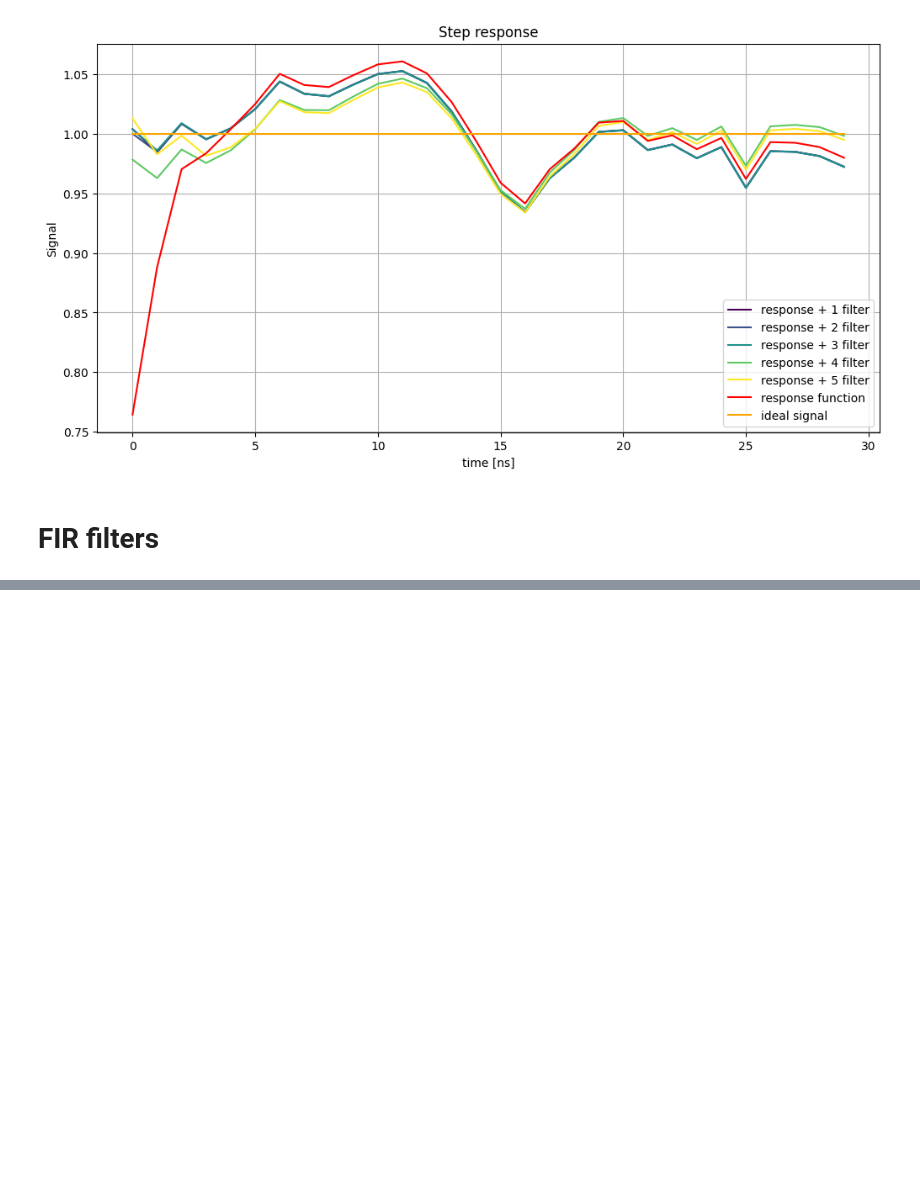
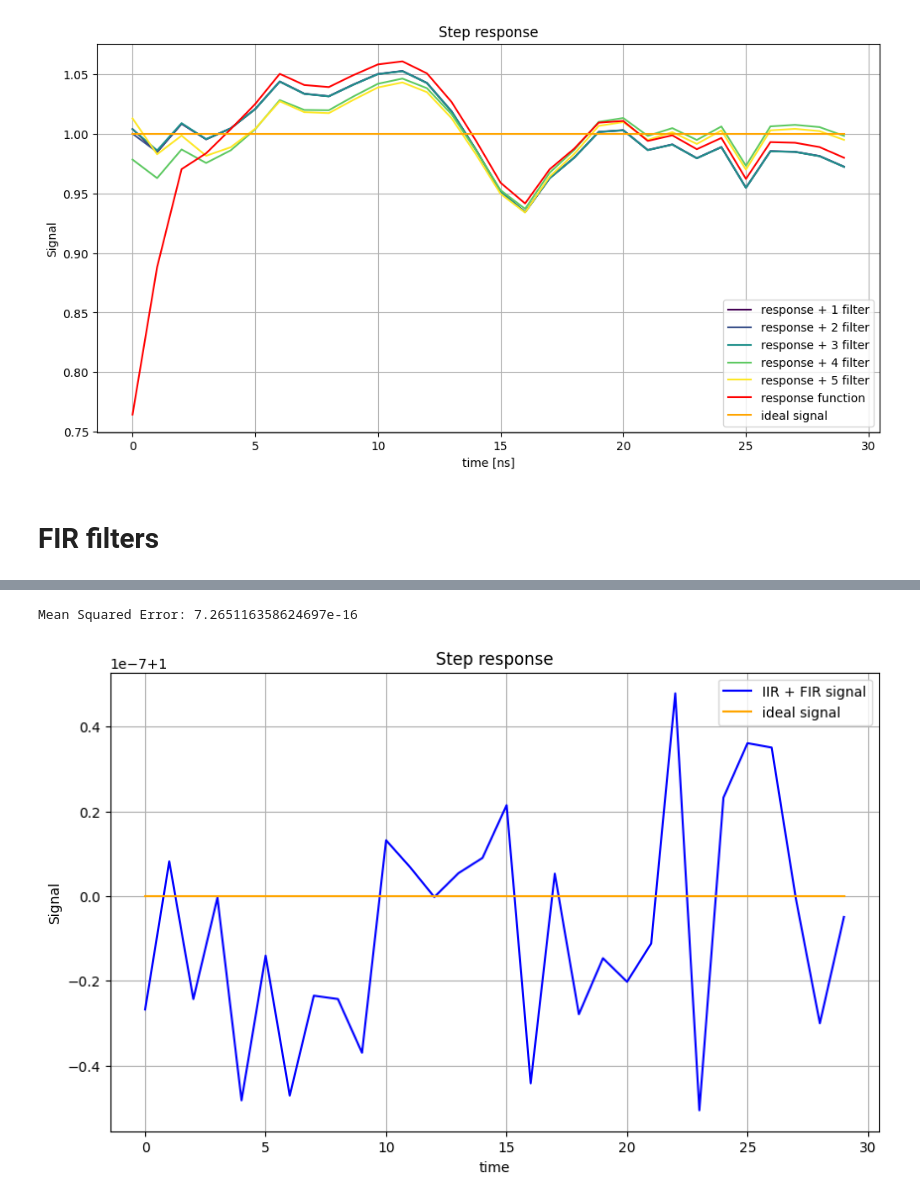
Before and after one commit to ElStabilini/cryoscope_tests, a Jupyter notebook: 5_IIR_inverse.ipynb, the cells around one changed output, grey strips where cells are left out. Saved outputs shown, nothing was run; the diff lists cells and outputs as text; code cells hidden in the pictures; blank space fills up the shorter version.

Commit message:
add pseudo_fit function to perform post-process analysis for signal reconstruction of ideal data

```diff
--- a/5_IIR_inverse.ipynb
+++ b/5_IIR_inverse.ipynb
@@ -295,0 +293,20 @@ ValueError: operands could not be broadcast together with shapes (72,) (30,)
+# %%
+optimized_bs = result[0]
+filtered_signal = FIR_filter(signal, optimized_bs)
+
+mse = np.mean((filtered_signal - ideal_signal)**2)
+print(f"Mean Squared Error: {mse}")
+
+plt.figure(figsize=(10, 6))
+plt.plot(filtered_signal, color="blue", label="IIR + FIR signal")
+#plt.plot(signal, color="red", label="IIR signal")
+plt.plot(t, step(t), color="orange", label="ideal signal")
+plt.xlabel("time")
+plt.ylabel("Signal")
+plt.title("Step response")
+plt.legend()
+plt.grid()
+plt.show()
+# %% [output]
+Mean Squared Error: 7.265116358624697e-16
+[figure, added]
```
Also changed, not shown: parts of 3 cells of this notebook, 11 other files.
